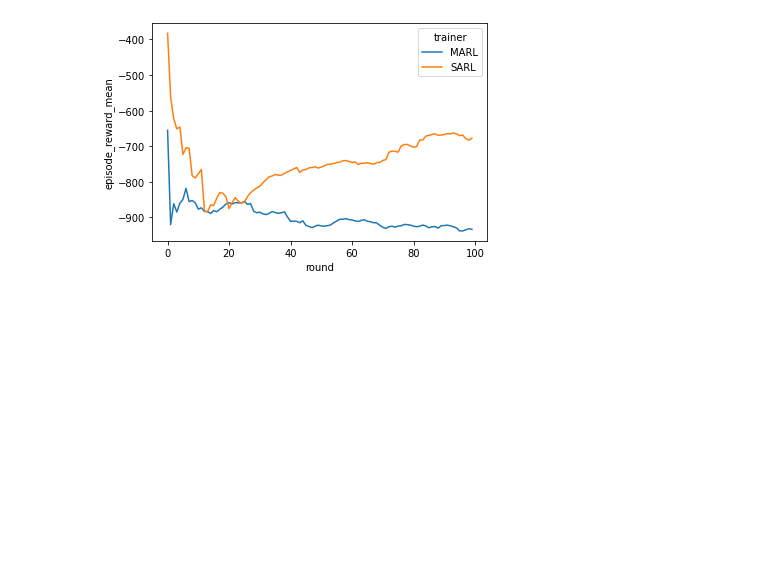
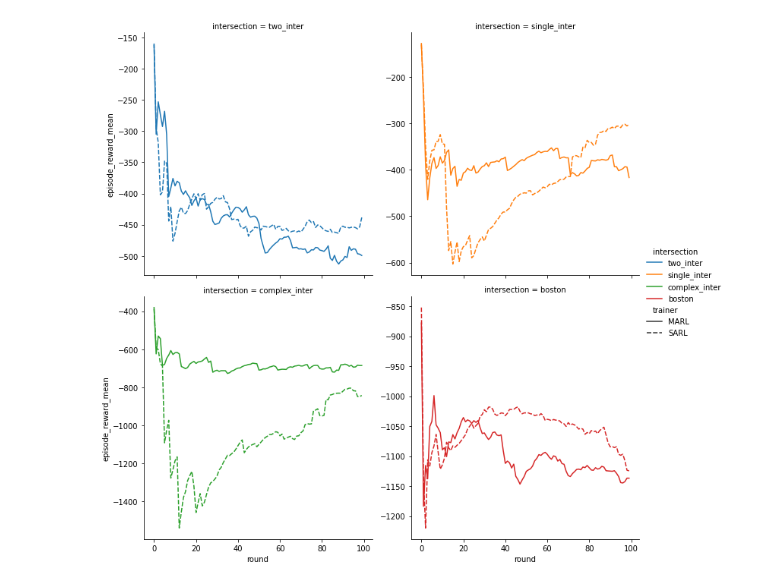
Before and after one commit to nathaniel-hudson/SUMO-FedRL, a Jupyter notebook: New Plotter.ipynb, the cells around one changed output. Saved outputs shown, nothing was run; the diff lists cells and outputs as text; code cells hidden in the pictures; blank space fills up the shorter version.

```diff
--- a/New Plotter.ipynb
+++ b/New Plotter.ipynb
@@ -7,23 +17,23 @@ from os.path import join
 # %%
 sarl_dfs = [
-    pd.read_csv(join("out", "data", "SARL", "two_inter", "unranked_10.csv")),
-    pd.read_csv(join("out", "data", "SARL", "two_inter", "ranked_10.csv")),
-    pd.read_csv(join("out", "data", "SARL", "single_inter", "unranked_9.csv")),
-    pd.read_csv(join("out", "data", "SARL", "single_inter", "ranked_9.csv")),
-    pd.read_csv(join("out", "data", "SARL", "complex_inter", "unranked_10.csv")),
-    pd.read_csv(join("out", "data", "SARL", "complex_inter", "ranked_12.csv")),
-    pd.read_csv(join("out", "data", "SARL", "boston", "unranked_1.csv")),
-    pd.read_csv(join("out", "data", "SARL", "boston", "ranked_1.csv")),
+    load_and_trim_df(join("out", "data", "SARL", "two_inter", "unranked_10.csv")),
+    load_and_trim_df(join("out", "data", "SARL", "two_inter", "ranked_10.csv")),
+    load_and_trim_df(join("out", "data", "SARL", "single_inter", "unranked_9.csv")),
+    load_and_trim_df(join("out", "data", "SARL", "single_inter", "ranked_9.csv")),
+    load_and_trim_df(join("out", "data", "SARL", "complex_inter", "unranked_10.csv")),
+    load_and_trim_df(join("out", "data", "SARL", "complex_inter", "ranked_12.csv")),
+    load_and_trim_df(join("out", "data", "SARL", "boston", "unranked_1.csv")),
+    load_and_trim_df(join("out", "data", "SARL", "boston", "ranked_1.csv")),
 ]
 marl_dfs = [
-    pd.read_csv(join("out", "data", "MARL", "two_inter", "unranked_10.csv")),
-    pd.read_csv(join("out", "data", "MARL", "two_inter", "ranked_10.csv")),
-    pd.read_csv(join("out", "data", "MARL", "single_inter", "unranked_9.csv")),
-    pd.read_csv(join("out", "data", "MARL", "single_inter", "ranked_10.csv")),
-    pd.read_csv(join("out", "data", "MARL", "complex_inter", "unranked_10.csv")),
-    pd.read_csv(join("out", "data", "MARL", "complex_inter", "ranked_13.csv")),
-    pd.read_csv(join("out", "data", "MARL", "boston", "unranked_1.csv")),
-    pd.read_csv(join("out", "data", "MARL", "boston", "ranked_1.csv")),
+    load_and_trim_df(join("out", "data", "MARL", "two_inter", "unranked_10.csv")),
+    load_and_trim_df(join("out", "data", "MARL", "two_inter", "ranked_10.csv")),
+    load_and_trim_df(join("out", "data", "MARL", "single_inter", "unranked_9.csv")),
+    load_and_trim_df(join("out", "data", "MARL", "single_inter", "ranked_10.csv")),
+    load_and_trim_df(join("out", "data", "MARL", "complex_inter", "unranked_10.csv")),
+    load_and_trim_df(join("out", "data", "MARL", "complex_inter", "ranked_13.csv")),
+    load_and_trim_df(join("out", "data", "MARL", "boston", "unranked_1.csv")),
+    load_and_trim_df(join("out", "data", "MARL", "boston", "ranked_1.csv")),
 ]
 df = pd.concat(marl_dfs+sarl_dfs)
 print(f"Data Columns: {df.columns}\n")
@@ -66,8 +77,19 @@ Name: custom_metrics, Length: 8000, dtype: object
 # %%
-sns.lineplot(data=df, x="round", y="episode_reward_mean", hue="trainer", ci=None)
+sns.relplot(
+    data=df,
+    kind="line",
+    x="round",
+    y="episode_reward_mean",
+    style="trainer",
+    hue="intersection",
+    col="intersection",
+    col_wrap=2,
+    facet_kws={"sharey": False},
+    ci=None
+)
 plt.show()
 # %% [output]
-[figure, old version]
+[figure, new version]
 # %%
 comm_df = df.copy()
 comm_df.head()
```
Also changed, not shown: parts of 10 cells of this notebook, 3 other files.
